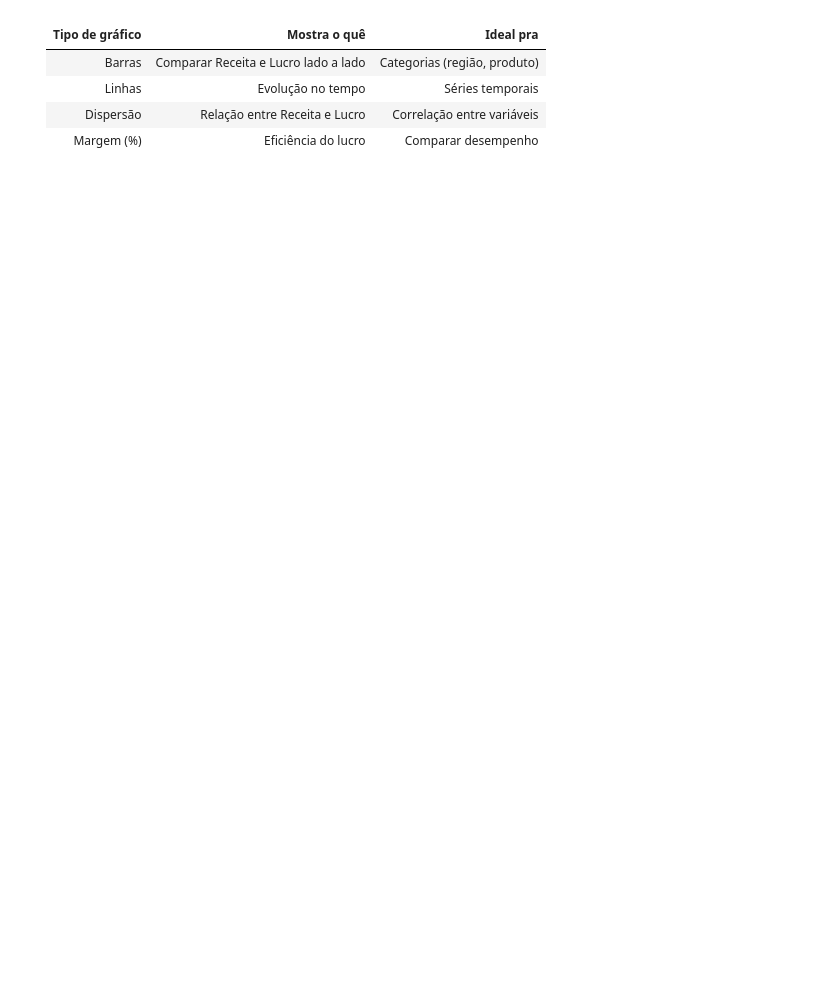
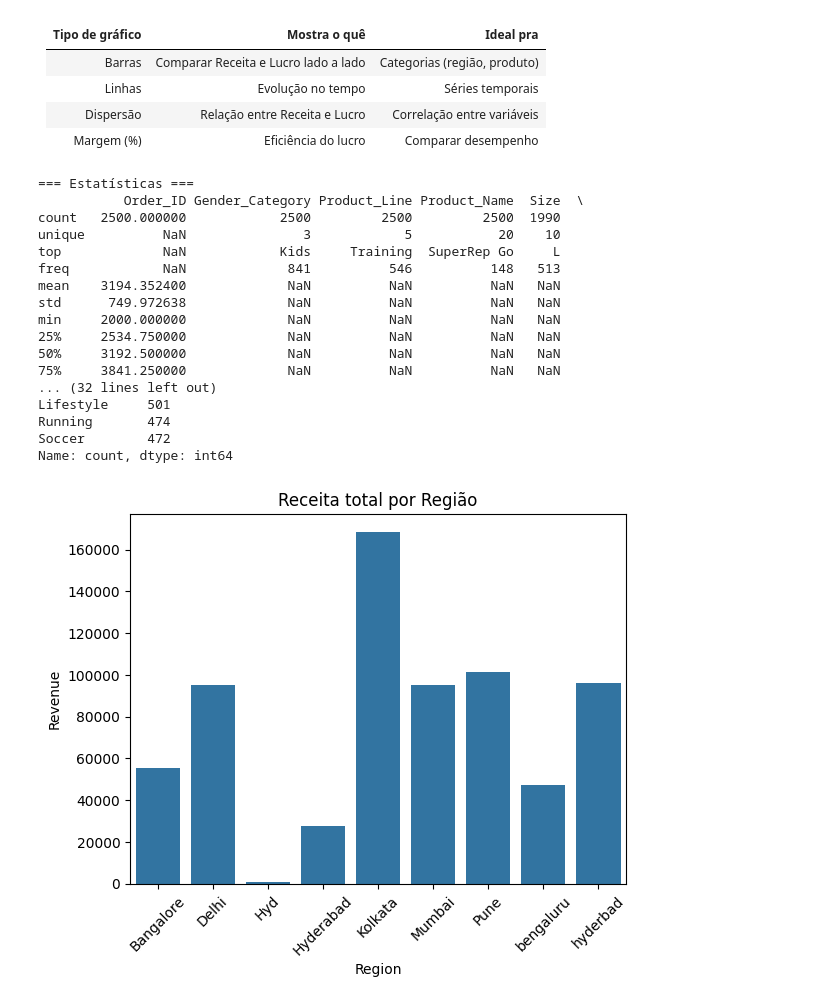
Before and after one commit to Joaovhl031/A3-AnaliseNike2024, a Jupyter notebook: notebooks/Analise1.ipynb, the cells around one changed output. Drawn from its saved outputs; the diff is of its cells as text; code cells hidden in the pictures; blank space fills up the shorter version.

```diff
--- a/notebooks/Analise1.ipynb
+++ b/notebooks/Analise1.ipynb
@@ -155,3 +162,50 @@ plt.show()
 | Linhas          | Evolução no tempo                    | Séries temporais             |
 | Dispersão       | Relação entre Receita e Lucro        | Correlação entre variáveis   |
 | Margem (%)      | Eficiência do lucro                  | Comparar desempenho          |
+# %%
+import pandas as pd
+import seaborn as sns
+import matplotlib.pyplot as plt
+
+# Leitura do dataset
+df = pd.read_csv('../dados/Nike_Sales_Uncleaned.csv')
+
+# 1️⃣ Estatísticas iniciais
+print("=== Estatísticas ===")
+print(df.describe(include='all'))
+
+# 2️⃣ Contagem por categoria
+print("\n=== Produtos por linha ===")
+print(df['Product_Line'].value_counts())
+
+# 3️⃣ Receita por região
+region_revenue = df.groupby('Region', as_index=False)['Revenue'].sum()
+sns.barplot(x='Region', y='Revenue', data=region_revenue)
+plt.title('Receita total por Região')
+plt.xticks(rotation=45)
+plt.show()
+
+# 4️⃣ Correlação entre variáveis numéricas
+numeric_df = df.select_dtypes(include='number')
+sns.heatmap(numeric_df.corr(), annot=True, cmap='coolwarm')
+plt.title('Correlação entre variáveis numéricas')
+plt.show()
+# %% [output]
+=== Estatísticas ===
+           Order_ID Gender_Category Product_Line Product_Name  Size  \
+count   2500.000000            2500         2500         2500  1990
+unique          NaN               3            5           20    10
+top             NaN            Kids     Training  SuperRep Go     L
+freq            NaN             841          546          148   513
+mean    3194.352400             NaN          NaN          NaN   NaN
+std      749.972638             NaN          NaN          NaN   NaN
+min     2000.000000             NaN          NaN          NaN   NaN
+25%     2534.750000             NaN          NaN          NaN   NaN
+50%     3192.500000             NaN          NaN          NaN   NaN
+75%     3841.250000             NaN          NaN          NaN   NaN
+... (32 lines left out)
+Lifestyle     501
+Running       474
+Soccer        472
+Name: count, dtype: int64
+[figure, added]
```
Also changed, not shown: parts of 26 cells of this notebook.
